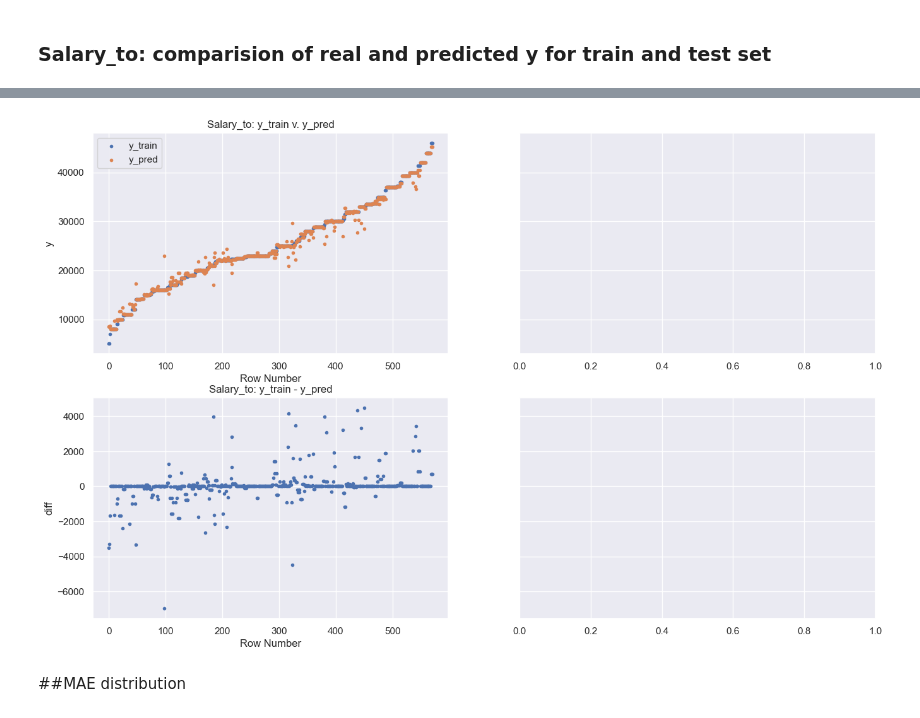
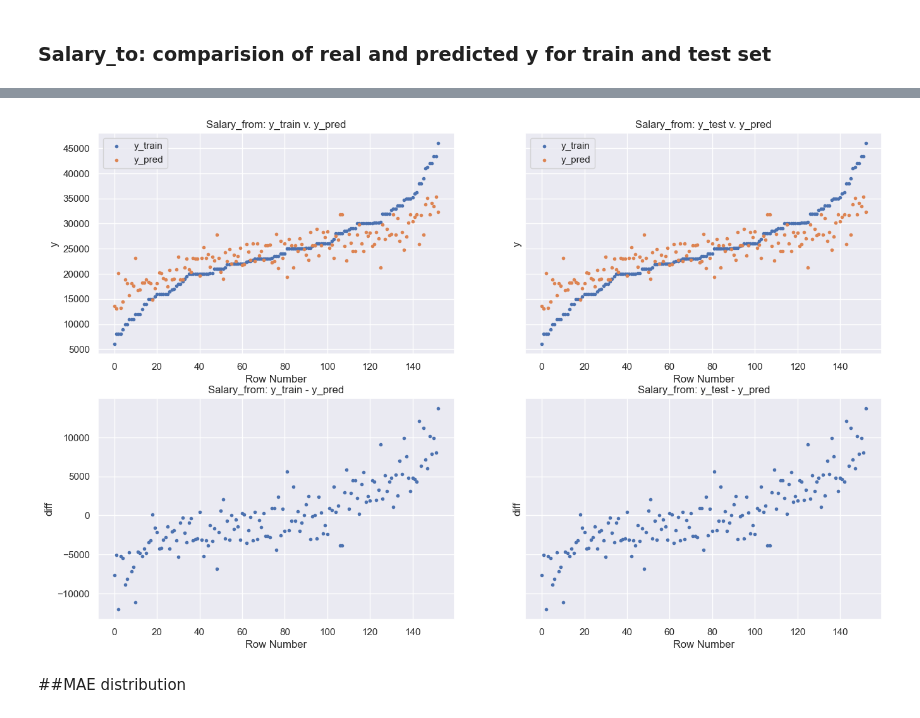
Before and after one commit to dmarszalik/just-join-it-salaries, a Jupyter notebook: Predict_salaries_project.ipynb, the cells around one changed output, grey strips where cells are left out. Cells and saved outputs as stored; diff of their text form; code cells hidden in the pictures.

```diff
--- a/Predict_salaries_project.ipynb
+++ b/Predict_salaries_project.ipynb
@@ -929,0 +1105,6 @@ R-squared (R2): 0.92
+# %%
+pipeline_from = Pipeline([
+    ('scaler', scaler),
+    ('pca', pca),
+    ('model', lr),
+    ])
@@ -929,0 +1140,3 @@ R-squared (R2): 0.92
+# %%
+grid_search_to = GridSearchCV(pipeline_from, param_grid, cv=5, scoring='neg_mean_squared_error')
+grid_search_to.fit(X_train, y_train_to)
@@ -930,2 +1161,5 @@ R-squared (R2): 0.92
 # %% [markdown]
 ### Salary_to: comparision of real and predicted y for train and test set
+# %%
+best_params_to = grid_search_to.best_params_
+best_model_to = grid_search_to.best_estimator_
@@ -931,0 +1175,5 @@ R-squared (R2): 0.92
+# %%
+best_model_to.fit(X_train, y_train_to)
+
+# Ocena modelu na danych testowych
+test_score_to = best_model_to.score(X_test, y_test_to)
@@ -932,49 +1200,49 @@ R-squared (R2): 0.92
 # %%
-# # df with real and predicted y for the train set
-# y_pred_train_to = best_model_to.predict(X_train)
-# df_train_to = {'y_train': y_train_to, 'y_pred_train': y_pred_train_to, 'train_diff': y_train_to-y_pred_train_to}
-# df_train_to = pd.DataFrame(df_train_to)
-# df_train_to.sort_values(by = 'y_train', inplace = True)
+# df with real and predicted y for the train set
+y_pred_train_to = best_model_to.predict(X_train)
+df_train_to = {'y_train': y_train_to, 'y_pred_train': y_pred_train_to, 'train_diff': y_train_to-y_pred_train_to}
+df_train_to = pd.DataFrame(df_train_to)
+df_train_to.sort_values(by = 'y_train', inplace = True)
 
-# # df with real and predicted y for the test set
-# y_pred_test_to = best_model_to.predict(X_val)
-# df_test_to = {'y_val': y_val['to'], 'y_pred_test': y_pred_test_to, 'val_diff': y_val['to']-y_pred_test_to}
-# df_test_to = pd.DataFrame(df_test_to)
-# df_test_to.sort_values(by = 'y_val', inplace = True)
+# df with real and predicted y for the test set
+y_pred_test_to = best_model_to.predict(X_test)
+df_test_to = {'y_test': y_test_to, 'y_pred_test': y_pred_test_to, 'test_diff': y_test_to-y_pred_test_to}
+df_test_to = pd.DataFrame(df_test_to)
+df_test_to.sort_values(by = 'y_test', inplace = True)
 
-# # plot
-# figure, axis = plt.subplots(2, 2, figsize=(16, 10), sharey = 'row')
+# plot
+figure, axis = plt.subplots(2, 2, figsize=(16, 10), sharey = 'row')
 
-# length_train_to = range(len(df_train_to))
-# length_test_to = range(len(df_test_to))
+length_train_to = range(len(df_train_to))
+length_test_to = range(len(df_test_to))
 
-# # Salary_to: y_train v. y_pred
-# axis[0, 0].scatter(length_train_to, df_train_to['y_train'], marker = '.', label = 'y_train')
-# axis[0, 0].scatter(length_train_to, df_train_to['y_pred_train'], marker = '.', label = 'y_pred')
-# axis[0, 0].legend()
-# axis[0, 0].set_title("Salary_to: y_train v. y_pred")
-# axis[0, 0].set_xlabel('Row Number')
-# axis[0, 0].set_ylabel('y')
+# Salary_from: y_train v. y_pred
+axis[0, 0].scatter(length_train_to, df_train_to['y_train'], marker = '.', label = 'y_train')
+axis[0, 0].scatter(length_train_to, df_train_to['y_pred_train'], marker = '.', label = 'y_pred')
+axis[0, 0].legend()
+axis[0, 0].set_title("Salary_from: y_train v. y_pred")
+axis[0, 0].set_xlabel('Row Number')
+axis[0, 0].set_ylabel('y')
 
-# # Salary_to: y_train - y_pred
-# axis[1, 0].scatter(length_train_to, df_train_to['train_diff'], marker = '.')
-# axis[1, 0].set_title("Salary_to: y_train - y_pred")
-# axis[1, 0].set_xlabel('Row Number')
-# axis[1, 0].set_ylabel('diff')
+# Salary_from: y_train - y_pred
+axis[1, 0].scatter(length_train_to, df_train_to['train_diff'], marker = '.')
+axis[1, 0].set_title("Salary_from: y_train - y_pred")
+axis[1, 0].set_xlabel('Row Number')
+axis[1, 0].set_ylabel('diff')
 
-# # Salary_to: y_test v. y_pred
-# axis[0, 1].scatter(length_test_to, df_test_to['y_test'], marker = '.', label = 'y_train')
-# axis[0, 1].scatter(length_test_to, df_test_to['y_pred_test'], marker = '.', label = 'y_pred')
-# axis[0, 1].legend()
-# axis[0, 1].set_title("Salary_to: y_test v. y_pred")
-# axis[0, 1].set_xlabel('Row Number')
-# axis[0, 1].set_ylabel('y')
+# Salary_from: y_test v. y_pred
+axis[0, 1].scatter(length_test_to, df_test_to['y_test'], marker = '.', label = 'y_train')
+axis[0, 1].scatter(length_test_to, df_test_to['y_pred_test'], marker = '.', label = 'y_pred')
+axis[0, 1].legend()
+axis[0, 1].set_title("Salary_from: y_test v. y_pred")
+axis[0, 1].set_xlabel('Row Number')
+axis[0, 1].set_ylabel('y')
 
-# # Salary_to: y_test - y_pred
-# axis[1, 1].scatter(length_test_to, df_test_to['test_diff'], marker = '.')
-# axis[1, 1].set_title("Salary_to: y_test - y_pred")
-# axis[1, 1].set_xlabel('Row Number')
-# axis[1, 1].set_ylabel('diff')
+# Salary_from: y_test - y_pred
+axis[1, 1].scatter(length_test_to, df_test_to['test_diff'], marker = '.')
+axis[1, 1].set_title("Salary_from: y_test - y_pred")
+axis[1, 1].set_xlabel('Row Number')
+axis[1, 1].set_ylabel('diff')
 
-# plt.show()
+plt.show()
 # %% [output]
@@ -982,4 +1249,4 @@ KeyError: 'y_test'
-[figure, old version]
+[figure, new version]
 # %% [markdown]
 ##MAE distribution
 # %%
```
Also changed, not shown: parts of 154 cells of this notebook, 6 other files.
